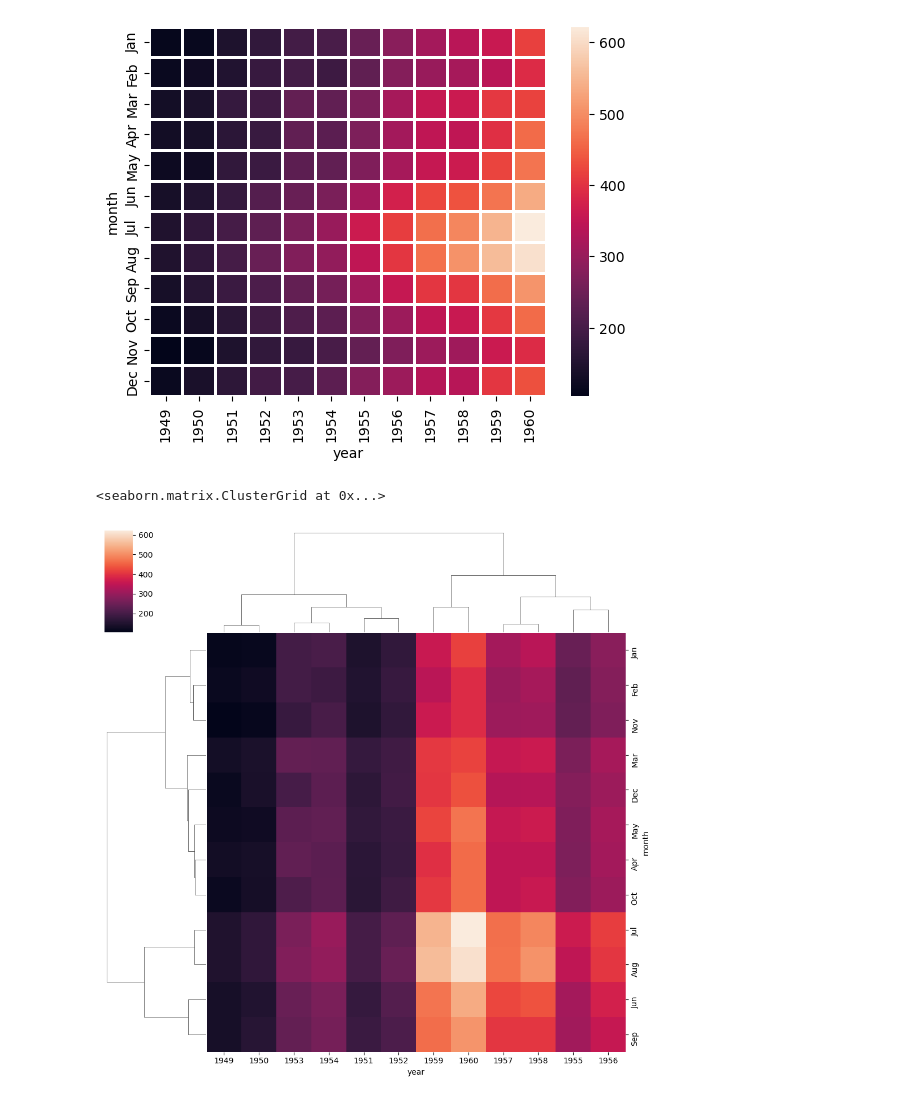
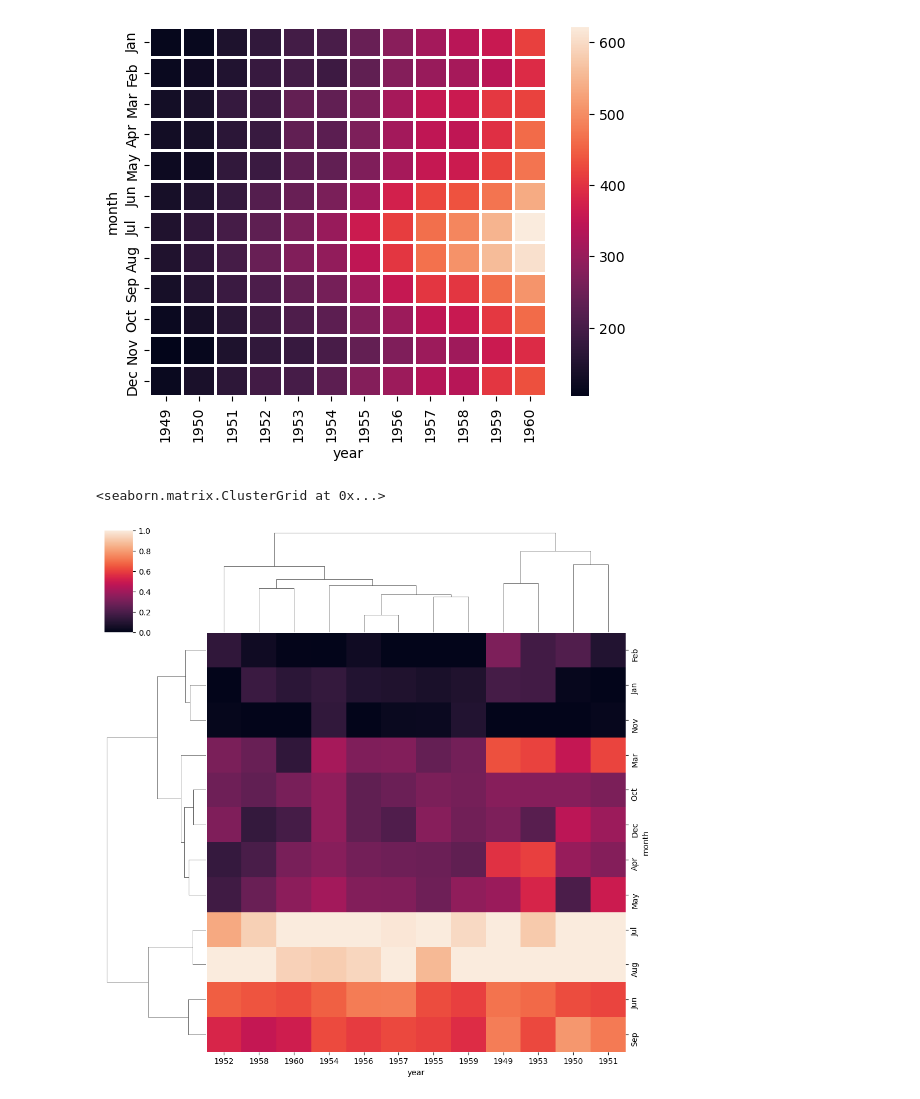
Before and after one commit to Jamy11/Data-Scince-and-Machine-Learing, a Jupyter notebook: Seaborn/seaborn_basic.ipynb, the cells around one changed output. Cells and saved outputs as stored; diff of their text form; code cells hidden in the pictures.

```diff
--- a/Seaborn/seaborn_basic.ipynb
+++ b/Seaborn/seaborn_basic.ipynb
@@ -217,7 +217,7 @@ sns.heatmap(fp,linecolor='white',linewidths=1)
 <Axes: xlabel='year', ylabel='month'>
 [figure]
 # %%
-sns.clustermap(fp,)
+sns.clustermap(fp,standard_scale=1)
 # %% [output]
 <seaborn.matrix.ClusterGrid at 0x...>
-[figure, old version]
+[figure, new version]
```
Also changed, not shown: parts of 8 cells of this notebook.
